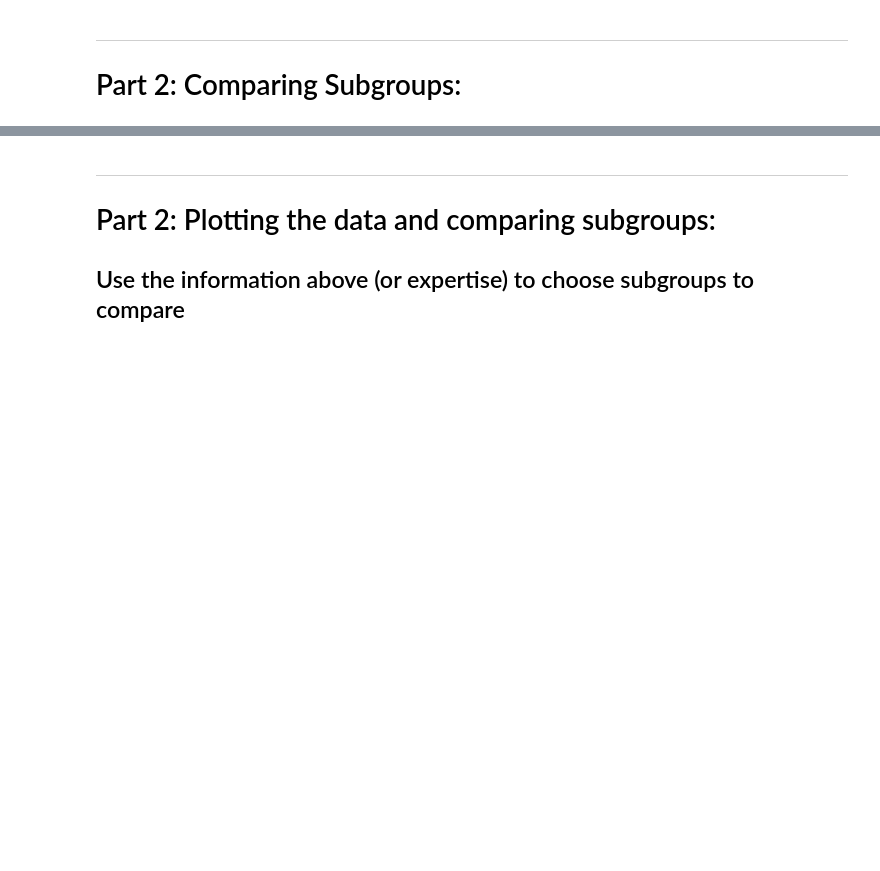
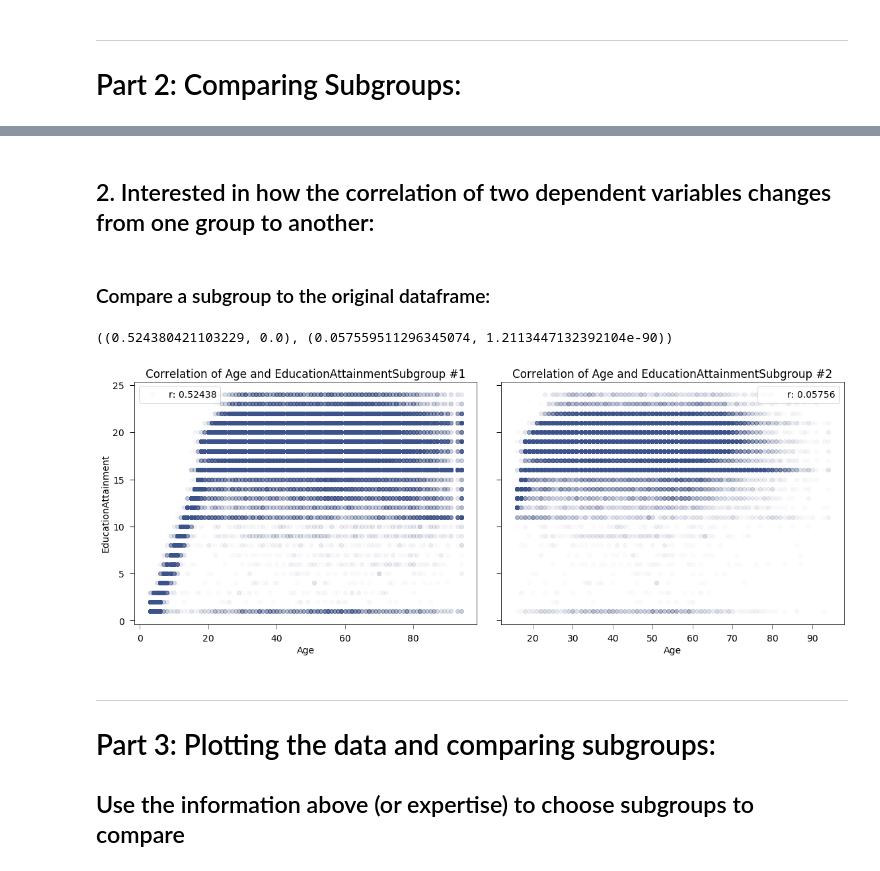
Before and after one commit to MTabbutt/SubGroupExplorerTool_DataViz_CS765, a Jupyter notebook: ToolDev_Exploration.ipynb, the cells around one changed output, grey strips where cells are left out. Saved outputs shown, nothing was run; the diff lists cells and outputs as text; code cells hidden in the pictures; blank space fills up the shorter version.

```diff
--- a/ToolDev_Exploration.ipynb
+++ b/ToolDev_Exploration.ipynb
@@ -344,0 +327,13 @@ cm.get_cmap('viridis', len(categories))(1/len(categories)*4)
+# %% [markdown]
+## 2. Interested in how the correlation of two dependent variables changes from one group to another:
+# %% [markdown]
+### Compare a subgroup to the original dataframe:
+# %%
+df1 = df_subset
+df2 = df_subset[df_subset['ClassOfWorker'] == 1.0]
+
+
+census_data.getSubgroupCorrelation(df1, df2, "Age", "EducationAttainment", plotting=True, alpha=.02)
+# %% [output]
+((0.524380421103229, 0.0), (0.057559511296345074, 1.2113447132392104e-90))
+[figure, added]
@@ -345,5 +342,5 @@ cm.get_cmap('viridis', len(categories))(1/len(categories)*4)
 # %% [markdown]
 ___
-# Part 2: Plotting the data and comparing subgroups:
+# Part 3: Plotting the data and comparing subgroups:
 
 ## Use the information above (or expertise) to choose subgroups to compare
```
Also changed, not shown: parts of 32 cells of this notebook, 2 other files.
